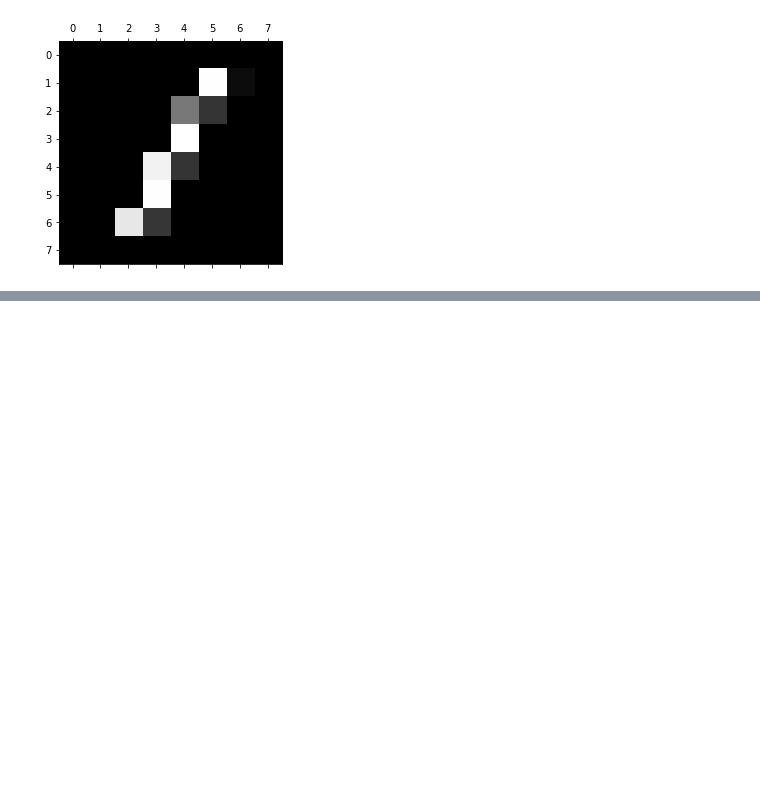
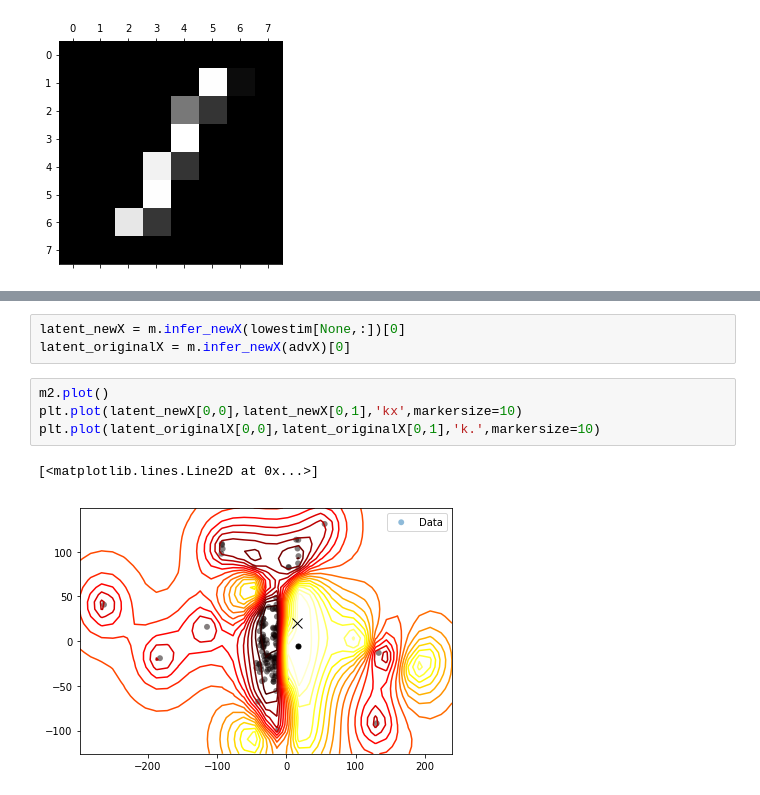
Before and after one commit to lionfish0/GPadversarial, a Jupyter notebook: jupyter/Bruteforce-Heuristic.ipynb, the cells around one changed output, grey strips where cells are left out. Saved outputs shown, nothing was run; the diff lists cells and outputs as text; blank space fills up the shorter version.

```diff
--- a/jupyter/Bruteforce-Heuristic.ipynb
+++ b/jupyter/Bruteforce-Heuristic.ipynb
@@ -208,0 +242,10 @@ array([ 0.88528009])
+# %%
+latent_newX = m.infer_newX(lowestim[None,:])[0]
+latent_originalX = m.infer_newX(advX)[0]
+# %%
+m2.plot()
+plt.plot(latent_newX[0,0],latent_newX[0,1],'kx',markersize=10)
+plt.plot(latent_originalX[0,0],latent_originalX[0,1],'k.',markersize=10)
+# %% [output]
+[<matplotlib.lines.Line2D at 0x...>]
+[figure, added]
```
Also changed, not shown: parts of 13 cells of this notebook, 2 other files.
